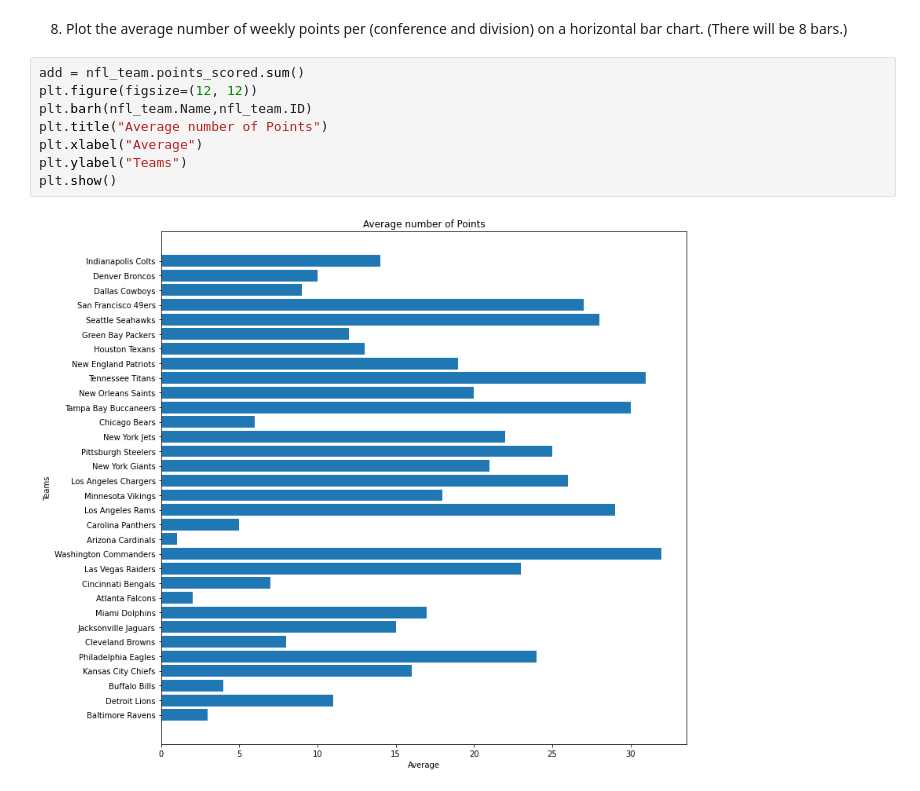
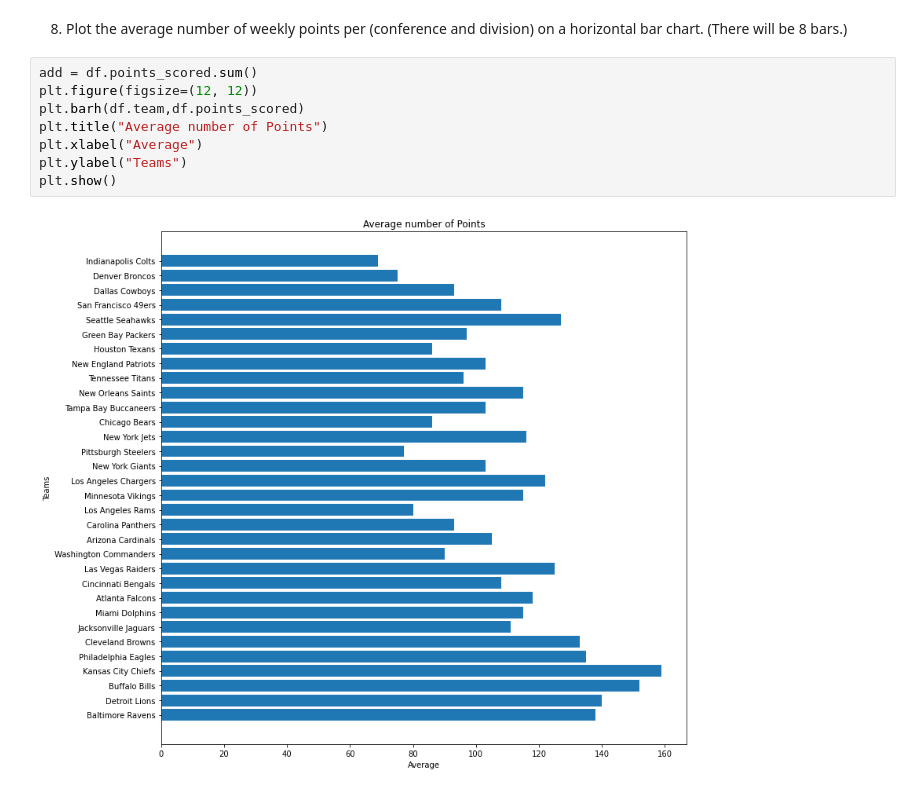
Before and after one commit to kayleeodom/cis277-fa22-Lab5, a Jupyter notebook: Lab5.ipynb, the cells around one changed output. Drawn from its saved outputs; the diff is of its cells as text.

```diff
--- a/Lab5.ipynb
+++ b/Lab5.ipynb
@@ -173,12 +157,12 @@ plt.show()
 # %% [markdown]
 8. Plot the average number of weekly points per (conference and division) on a horizontal bar chart. (There will be 8 bars.)
 # %%
-add = nfl_team.points_scored.sum()
+add = df.points_scored.sum()
 plt.figure(figsize=(12, 12))
-plt.barh(nfl_team.Name,nfl_team.ID)
+plt.barh(df.team,df.points_scored)
 plt.title("Average number of Points")
 plt.xlabel("Average")
 plt.ylabel("Teams")
 plt.show()
 # %% [output]
-[figure, old version]
+[figure, new version]
```
Also changed, not shown: parts of 6 cells of this notebook.
